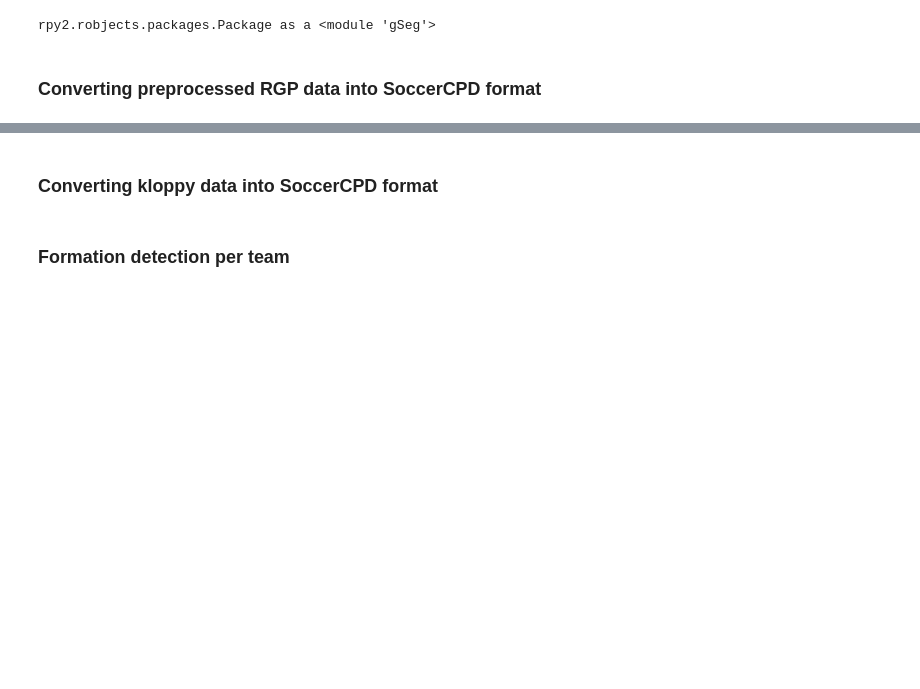
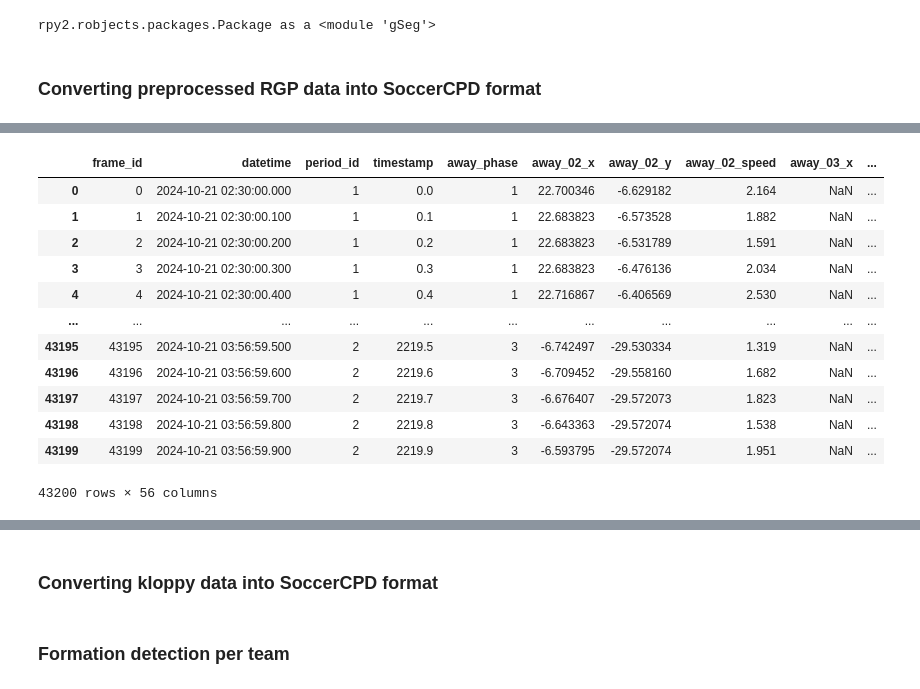
Before and after one commit to hyunsungkim-ds/soccercpd, a Jupyter notebook: tutorial_kloppy.ipynb, the cells around one changed output, grey strips where cells are left out. Drawn from its saved outputs; the diff is of its cells as text; code cells hidden in the pictures; blank space fills up the shorter version.

```diff
--- a/tutorial_kloppy.ipynb
+++ b/tutorial_kloppy.ipynb
@@ -46,3 +46,37 @@ data
+# %%
+match_index = 1
+home_away = "home"  # Choose either home or away
+home_id = matches.at[match_index, "home_id"]
+away_id = matches.at[match_index, "away_id"]
+col_dict = {"index": "frame_id", "session": "period_id", "time": "timestamp"}
+
+if away_id == 0:
+    home_away = "home"
+    col_dict["phase"] = "home_phase"
+    data = pd.read_csv(f"data/kloppy/{home_id}.csv", header=0, parse_dates=["datetime"])
+elif home_id == 0:
+    home_away = "away"
+    col_dict["phase"] = "away_phase"
+    data = pd.read_csv(f"data/kloppy/{away_id}.csv", header=0, parse_dates=["datetime"])
+else:
+    data = pd.read_csv(f"data/kloppy/{home_id}-{away_id}.csv", header=0, parse_dates=["datetime"])
+
+data = data.reset_index().rename(columns=col_dict)
+data
+# %% [output]
+|  | frame_id | datetime | period_id | timestamp | away_phase | away_02_x | away_02_y | away_02_speed | away_03_x | ... |
+| 0 | 0 | 2024-10-21 02:30:00.000 | 1 | 0.0 | 1 | 22.700346 | -6.629182 | 2.164 | NaN | ... |
+| 1 | 1 | 2024-10-21 02:30:00.100 | 1 | 0.1 | 1 | 22.683823 | -6.573528 | 1.882 | NaN | ... |
+| 2 | 2 | 2024-10-21 02:30:00.200 | 1 | 0.2 | 1 | 22.683823 | -6.531789 | 1.591 | NaN | ... |
+| 3 | 3 | 2024-10-21 02:30:00.300 | 1 | 0.3 | 1 | 22.683823 | -6.476136 | 2.034 | NaN | ... |
+| 4 | 4 | 2024-10-21 02:30:00.400 | 1 | 0.4 | 1 | 22.716867 | -6.406569 | 2.530 | NaN | ... |
+| ... | ... | ... | ... | ... | ... | ... | ... | ... | ... | ... |
+| 43195 | 43195 | 2024-10-21 03:56:59.500 | 2 | 2219.5 | 3 | -6.742497 | -29.530334 | 1.319 | NaN | ... |
+| 43196 | 43196 | 2024-10-21 03:56:59.600 | 2 | 2219.6 | 3 | -6.709452 | -29.558160 | 1.682 | NaN | ... |
+| 43197 | 43197 | 2024-10-21 03:56:59.700 | 2 | 2219.7 | 3 | -6.676407 | -29.572073 | 1.823 | NaN | ... |
+| 43198 | 43198 | 2024-10-21 03:56:59.800 | 2 | 2219.8 | 3 | -6.643363 | -29.572074 | 1.538 | NaN | ... |
+| 43199 | 43199 | 2024-10-21 03:56:59.900 | 2 | 2219.9 | 3 | -6.593795 | -29.572074 | 1.951 | NaN | ... |
+43200 rows × 56 columns
 # %%
 kloppy = Kloppy(data)
 kloppy.rotate_pitch()
```
Also changed, not shown: parts of 13 cells of this notebook, 1 other file.
